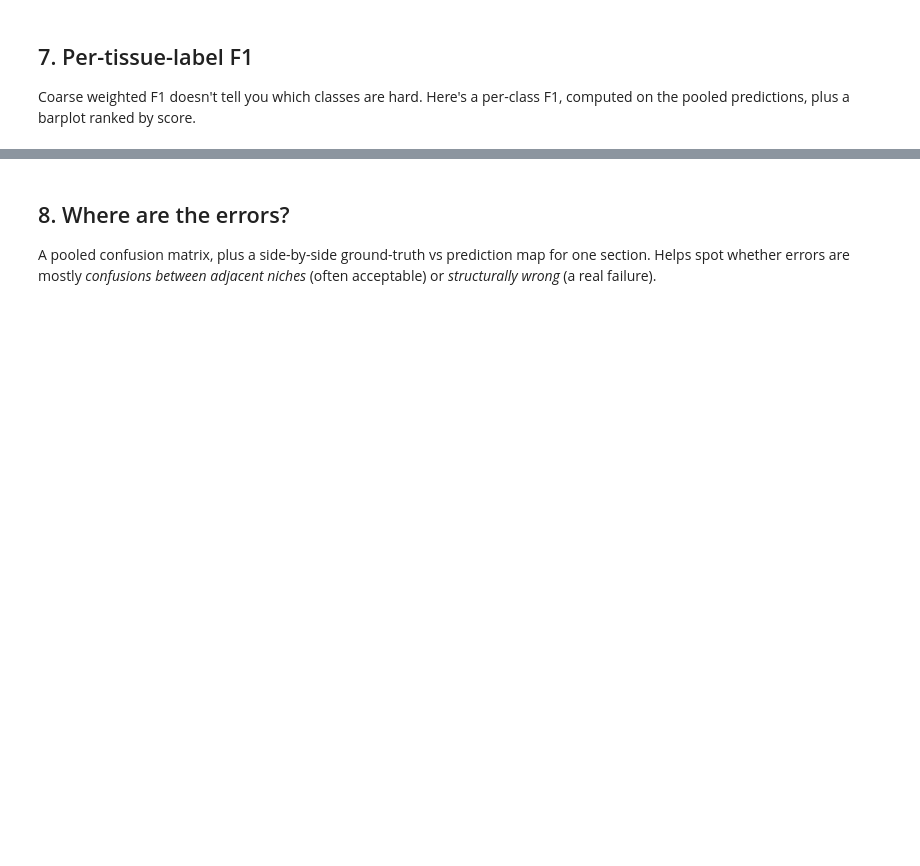
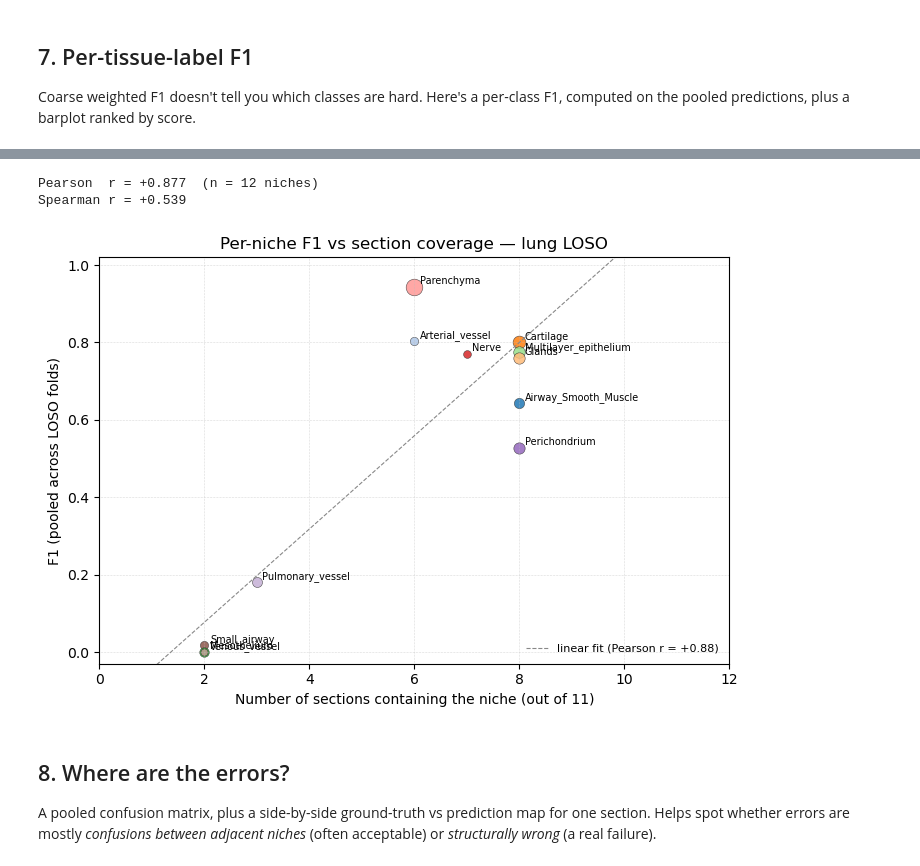
Before and after one commit to Teichlab/TissueTypist, a Jupyter notebook: notebooks/demo_lung_loso.ipynb, the cells around one changed output, grey strips where cells are left out. Cells and saved outputs as stored; diff of their text form; code cells hidden in the pictures; blank space fills up the shorter version.

```diff
--- a/notebooks/demo_lung_loso.ipynb
+++ b/notebooks/demo_lung_loso.ipynb
@@ -304,16 +525,65 @@ per_label
-# %%
-fig, ax = plt.subplots(figsize=(8, max(3, 0.35 * len(per_label))))
-ax.barh(per_label["tissue_label"], per_label["f1"],
-        color=[label_to_colour[l] for l in per_label["tissue_label"]])
-ax.set_xlabel("F1 (pooled across LOSO folds)")
-ax.set_xlim(0, 1)
-ax.invert_yaxis()
-for i, (_, row) in enumerate(per_label.iterrows()):
-    ax.text(row["f1"] + 0.01, i, f"n={row['n_spots_gt']:,}",
-            va="center", fontsize=8)
-ax.set_title("Per-tissue-label F1 — lung LOSO (own_only weights)")
-plt.tight_layout()
-plt.show()
+# %%
+# Per-niche F1 vs section coverage
+# x = how many of the 11 sections contain at least one spot of this label
+# y = pooled F1 across LOSO folds (the per_label['f1'] from the previous cell)
+# size = sqrt(GT spot count) — bigger dot = more support
+import numpy as np
+
+# 1. Section coverage per niche (constant — doesn't depend on fold).
+coverage = (
+    adata.obs.groupby("tissue_label")["section_ID"]
+    .nunique()
+    .rename("n_sections")
+    .reset_index()
+)
+
+# 2. Merge with the F1 table built earlier (`per_label`).
+merged = per_label.merge(coverage, on="tissue_label").rename(
+    columns={"n_spots_gt": "support"}
+)
+
+# 3. Correlations.
+r_pearson  = merged[["n_sections", "f1"]].corr().iloc[0, 1]
+r_spearman = merged[["n_sections", "f1"]].corr(method="spearman").iloc[0, 1]
+print(f"Pearson  r = {r_pearson:+.3f}  (n = {len(merged)} niches)")
+print(f"Spearman r = {r_spearman:+.3f}")
+
+# 4. Plot.
+n_total_sections = adata.obs["section_ID"].nunique()
+fig, ax = plt.subplots(figsize=(7.2, 5))
+
+for _, r in merged.iterrows():
+    ax.scatter(
+        r["n_sections"], r["f1"],
+        s=20 + 1.5 * (r["support"] ** 0.5),
+        color=label_to_colour.get(r["tissue_label"], "#bbbbbb"),
+        edgecolors="#333", linewidths=0.4, alpha=0.85,
+    )
+    ax.annotate(
+        r["tissue_label"], (r["n_sections"], r["f1"]),
+        xytext=(4, 2), textcoords="offset points", fontsize=7,
+    )
+
+# 5. Linear fit + Pearson annotation.
+z  = np.polyfit(merged["n_sections"], merged["f1"], 1)
+xs = np.linspace(0, n_total_sections + 1, 50)
+ax.plot(xs, np.polyval(z, xs), "--", color="#888", linewidth=0.8,
+        label=f"linear fit (Pearson r = {r_pearson:+.2f})")
+
+ax.set_xlim(0, n_total_sections + 1)
+ax.set_ylim(-0.03, 1.02)
+ax.set_xlabel(f"Number of sections containing the niche (out of {n_total_sections})")
+ax.set_ylabel("F1 (pooled across LOSO folds)")
+ax.set_title("Per-niche F1 vs section coverage — lung LOSO")
+ax.grid(linestyle=":", linewidth=0.4, color="#bbb")
+ax.legend(loc="lower right", fontsize=8, frameon=False)
+plt.tight_layout()
+plt.savefig(f'{figdir}/TissueTypist_Lung-VisiumSD_per-nichF1-vs-section-coverage.pdf', bbox_inches="tight",dpi=300)
+plt.show()
+# %% [output]
+Pearson  r = +0.877  (n = 12 niches)
+Spearman r = +0.539
+[figure, added]
 # %% [markdown]
 ## 8. Where are the errors?
 
```
Also changed, not shown: parts of 27 cells of this notebook, 1 other file.
